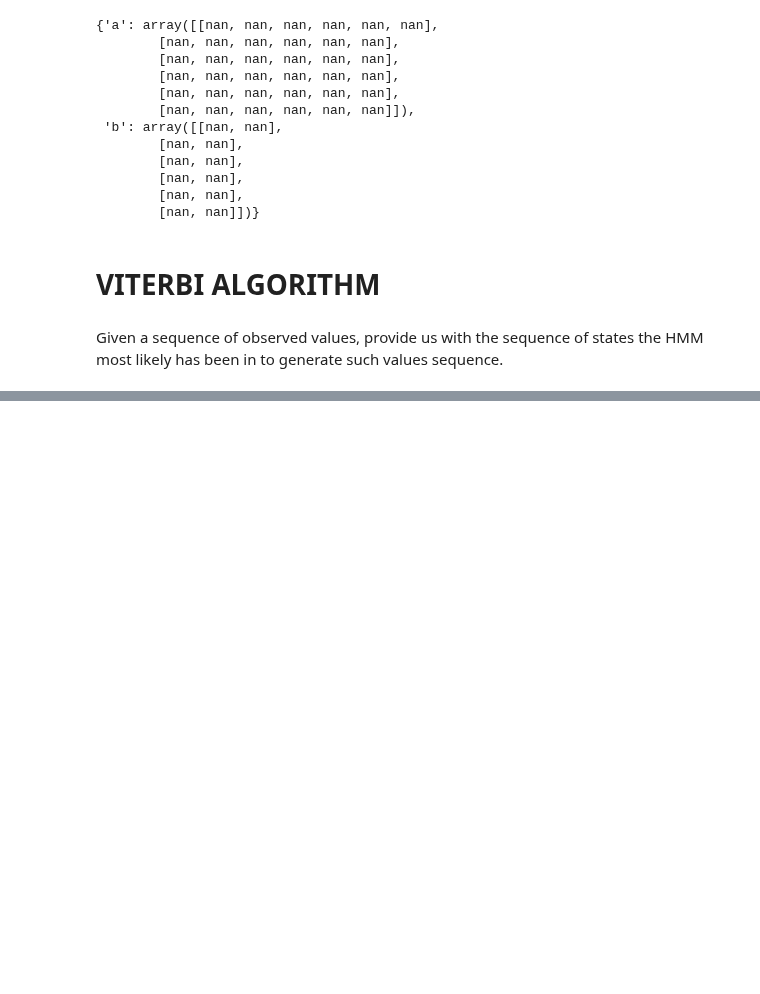
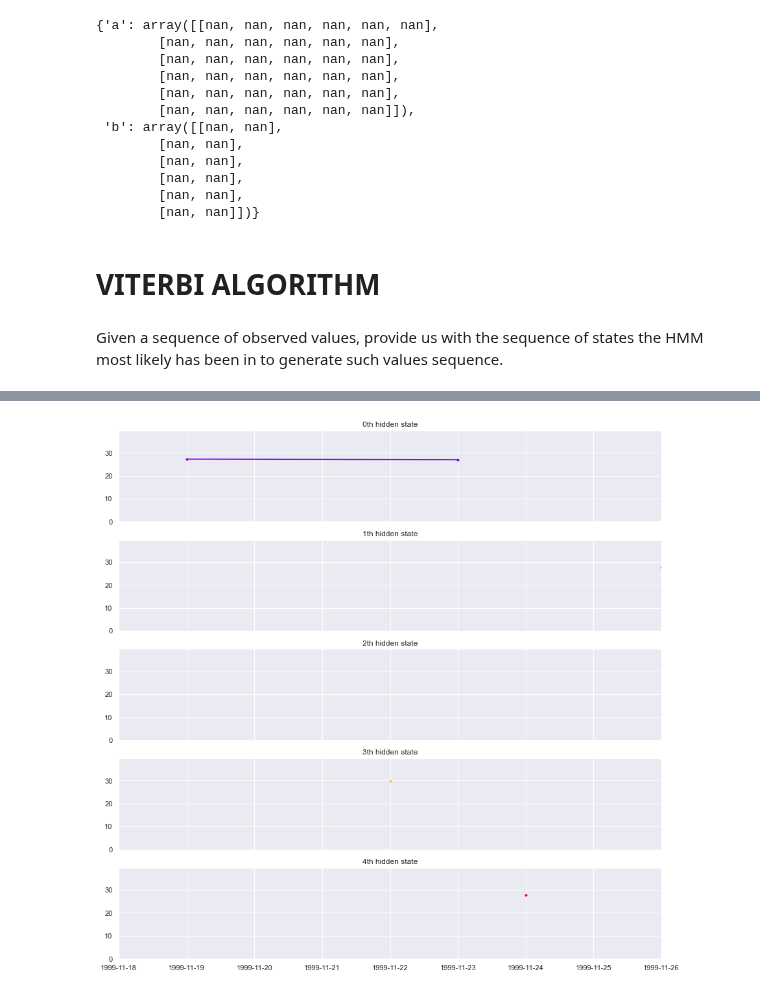
Before and after one commit to sophielouie/cs4100-5100-final-proj, a Jupyter notebook: Predicting Stock Market Prices.ipynb, the cells around one changed output, grey strips where cells are left out. Saved outputs shown, nothing was run; the diff lists cells and outputs as text; code cells hidden in the pictures; blank space fills up the shorter version.

```diff
--- a/Predicting Stock Market Prices.ipynb
+++ b/Predicting Stock Market Prices.ipynb
@@ -851,0 +922,3 @@ path_probability_matrix
+# %%
+updated_stock_df = add_hidden_states_to_df(df_emission, states_path)
+updated_stock_df
@@ -851,0 +933,38 @@ path_probability_matrix
+# %%
+def graph_hidden_states(updated_stock_df):
+    """ Graph the hidden states by date and close price
+
+    Args:
+        updated_stock_df (dataframe): dataframe with stock information used in HMM and determined hidden states
+
+    Returns: Nothing, but graphs the input DF.
+    """
+
+    dates = updated_stock_df["Date"]
+    close_v = updated_stock_df["Close"]
+    states = updated_stock_df["Hidden_State"]
+
+    fig, axs = plt.subplots(len(updated_stock_df.Hidden_State.unique()), sharex=True, sharey=True)
+    colours = cm.rainbow(numpy.linspace(0, 1, (len(updated_stock_df.Hidden_State.unique()))))
+    for i, (ax, colour) in enumerate(zip(axs, colours)):
+        # Use fancy indexing to plot data in each state.
+        mask = states == i
+        ax.plot_date(dates[mask], close_v[mask], ".-", c=colour)
+        ax.set_title("{0}th hidden state".format(i))
+        ax.xaxis.set_minor_locator(MonthLocator())
+        ax.grid(True)
+
+    # set axis
+    plt.xlim(dates[0], dates[len(dates)-1])
+
+    # set y-axis
+    plt.ylim(0, numpy.amax(close_v) + 10)
+
+    # plt.xlim(1, 10)
+    fig.set_size_inches(15, 15)
+    seaborn.set()
+    plt.show(), states_path
+# %%
+graph_hidden_states(updated_stock_df)
+# %% [output]
+[figure, added]
```
Also changed, not shown: parts of 9 cells of this notebook.
